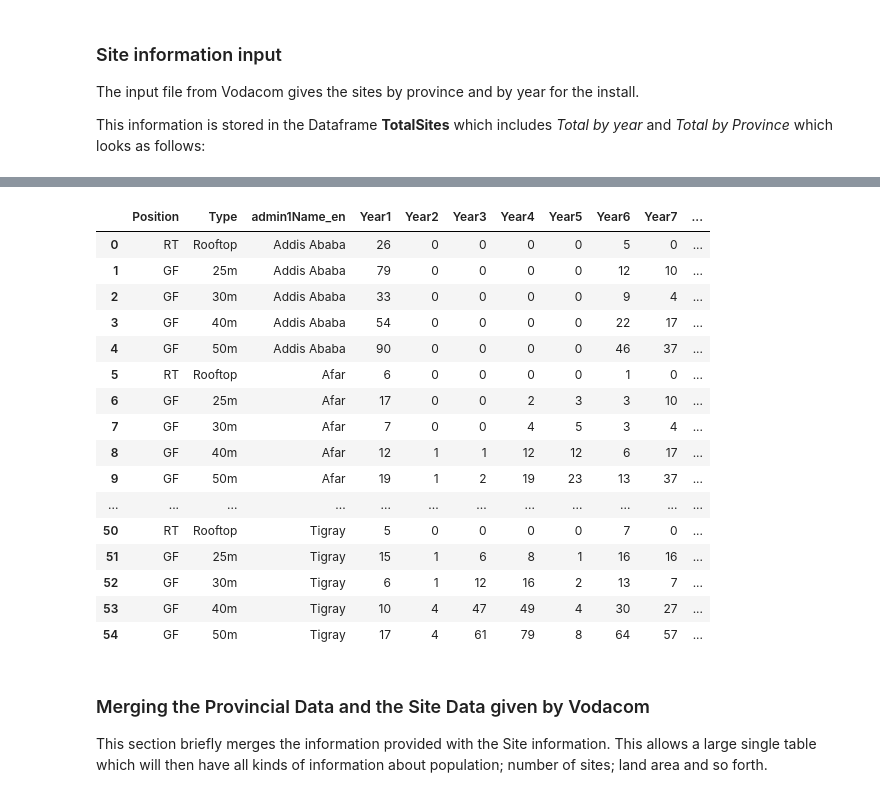
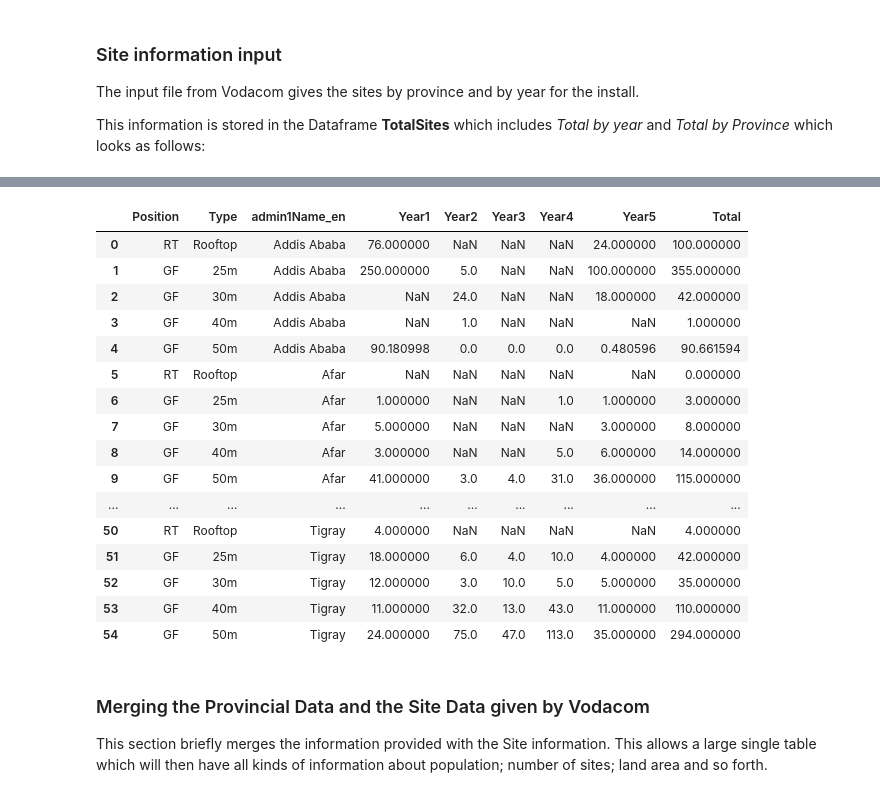
Before and after one commit to johnmeye/Ethiopia, a Jupyter notebook: Ethiopia Design Revision 2.ipynb, the cells around one changed output, grey strips where cells are left out. Drawn from its saved outputs; the diff is of its cells as text; code cells hidden in the pictures.

```diff
--- a/Ethiopia Design Revision 2.ipynb
+++ b/Ethiopia Design Revision 2.ipynb
@@ -165,23 +166,23 @@ TotalSites
-# %%
-Sites
-# %% [output]
-|  | Position | Type | admin1Name_en | Year1 | Year2 | Year3 | Year4 | Year5 | Year6 | Year7 | ... |
-| 0 | RT | Rooftop | Addis Ababa | 26 | 0 | 0 | 0 | 0 | 5 | 0 | ... |
-| 1 | GF | 25m | Addis Ababa | 79 | 0 | 0 | 0 | 0 | 12 | 10 | ... |
-| 2 | GF | 30m | Addis Ababa | 33 | 0 | 0 | 0 | 0 | 9 | 4 | ... |
-| 3 | GF | 40m | Addis Ababa | 54 | 0 | 0 | 0 | 0 | 22 | 17 | ... |
-| 4 | GF | 50m | Addis Ababa | 90 | 0 | 0 | 0 | 0 | 46 | 37 | ... |
-| 5 | RT | Rooftop | Afar | 6 | 0 | 0 | 0 | 0 | 1 | 0 | ... |
-| 6 | GF | 25m | Afar | 17 | 0 | 0 | 2 | 3 | 3 | 10 | ... |
-| 7 | GF | 30m | Afar | 7 | 0 | 0 | 4 | 5 | 3 | 4 | ... |
-| 8 | GF | 40m | Afar | 12 | 1 | 1 | 12 | 12 | 6 | 17 | ... |
-| 9 | GF | 50m | Afar | 19 | 1 | 2 | 19 | 23 | 13 | 37 | ... |
-| ... | ... | ... | ... | ... | ... | ... | ... | ... | ... | ... | ... |
-| 50 | RT | Rooftop | Tigray | 5 | 0 | 0 | 0 | 0 | 7 | 0 | ... |
-| 51 | GF | 25m | Tigray | 15 | 1 | 6 | 8 | 1 | 16 | 16 | ... |
-| 52 | GF | 30m | Tigray | 6 | 1 | 12 | 16 | 2 | 13 | 7 | ... |
-| 53 | GF | 40m | Tigray | 10 | 4 | 47 | 49 | 4 | 30 | 27 | ... |
-| 54 | GF | 50m | Tigray | 17 | 4 | 61 | 79 | 8 | 64 | 57 | ... |
+# %%
+Sites_New
+# %% [output]
+|  | Position | Type | admin1Name_en | Year1 | Year2 | Year3 | Year4 | Year5 | Total |
+| 0 | RT | Rooftop | Addis Ababa | 76.000000 | NaN | NaN | NaN | 24.000000 | 100.000000 |
+| 1 | GF | 25m | Addis Ababa | 250.000000 | 5.0 | NaN | NaN | 100.000000 | 355.000000 |
+| 2 | GF | 30m | Addis Ababa | NaN | 24.0 | NaN | NaN | 18.000000 | 42.000000 |
+| 3 | GF | 40m | Addis Ababa | NaN | 1.0 | NaN | NaN | NaN | 1.000000 |
+| 4 | GF | 50m | Addis Ababa | 90.180998 | 0.0 | 0.0 | 0.0 | 0.480596 | 90.661594 |
+| 5 | RT | Rooftop | Afar | NaN | NaN | NaN | NaN | NaN | 0.000000 |
+| 6 | GF | 25m | Afar | 1.000000 | NaN | NaN | 1.0 | 1.000000 | 3.000000 |
+| 7 | GF | 30m | Afar | 5.000000 | NaN | NaN | NaN | 3.000000 | 8.000000 |
+| 8 | GF | 40m | Afar | 3.000000 | NaN | NaN | 5.0 | 6.000000 | 14.000000 |
+| 9 | GF | 50m | Afar | 41.000000 | 3.0 | 4.0 | 31.0 | 36.000000 | 115.000000 |
+| ... | ... | ... | ... | ... | ... | ... | ... | ... | ... |
+| 50 | RT | Rooftop | Tigray | 4.000000 | NaN | NaN | NaN | NaN | 4.000000 |
+| 51 | GF | 25m | Tigray | 18.000000 | 6.0 | 4.0 | 10.0 | 4.000000 | 42.000000 |
+| 52 | GF | 30m | Tigray | 12.000000 | 3.0 | 10.0 | 5.0 | 5.000000 | 35.000000 |
+| 53 | GF | 40m | Tigray | 11.000000 | 32.0 | 13.0 | 43.0 | 11.000000 | 110.000000 |
+| 54 | GF | 50m | Tigray | 24.000000 | 75.0 | 47.0 | 113.0 | 35.000000 | 294.000000 |
 # %% [markdown]
 ### Merging the Provincial Data and the Site Data given by Vodacom
 
```
Also changed, not shown: parts of 1 cell of this notebook, 1 other file.
